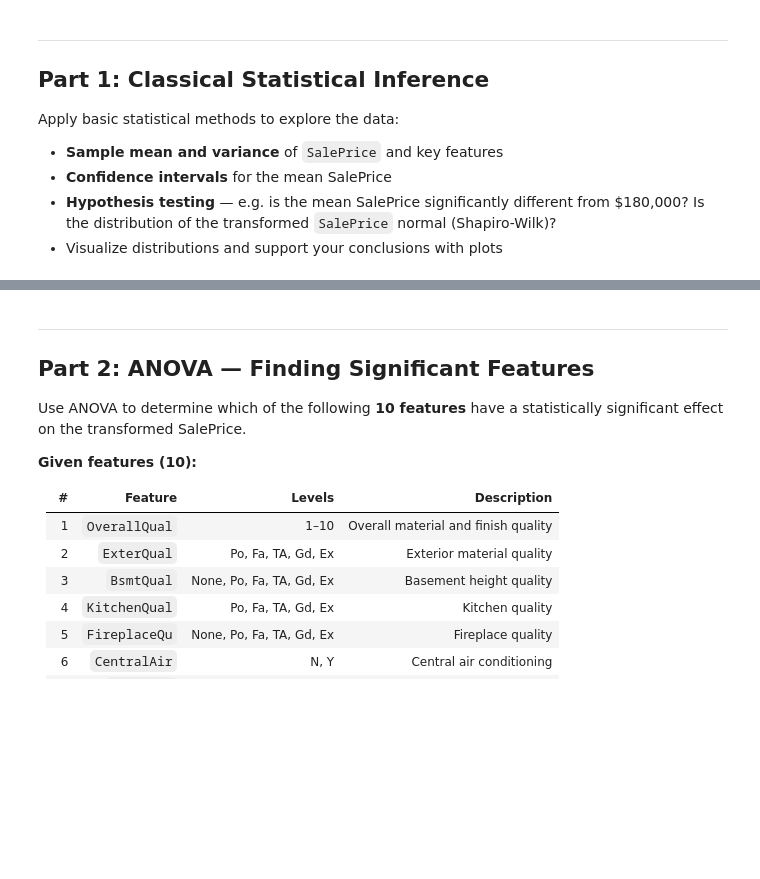
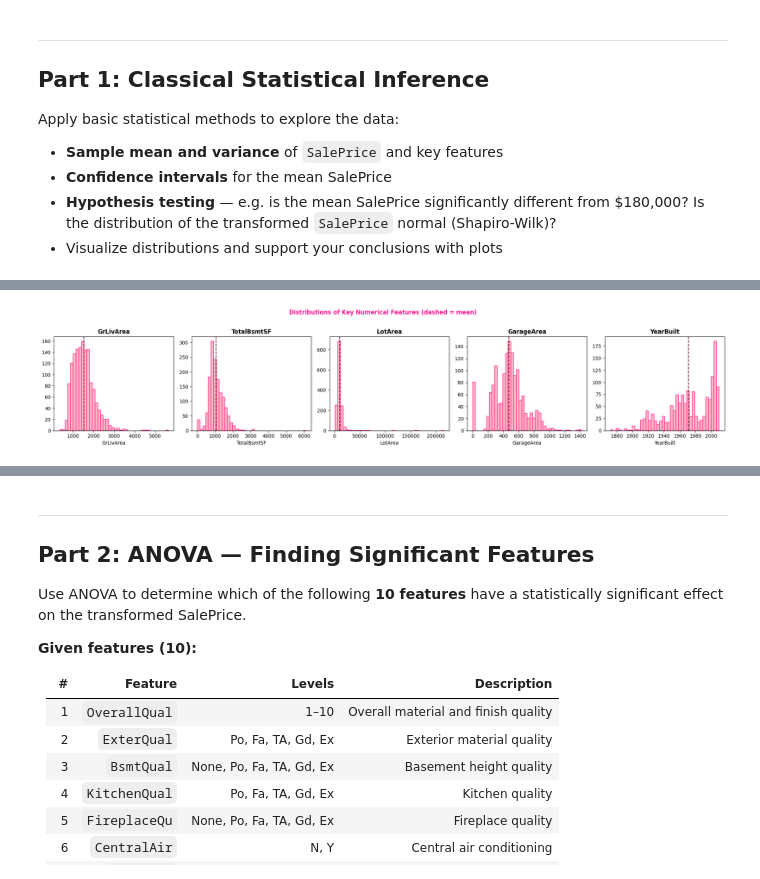
Before and after one commit to em-cd/cstats-project, a Jupyter notebook: project_STUDENTID.ipynb, the cells around one changed output, grey strips where cells are left out. Saved outputs shown, nothing was run; the diff lists cells and outputs as text; code cells hidden in the pictures; blank space fills up the shorter version.

```diff
--- a/project_STUDENTID.ipynb
+++ b/project_STUDENTID.ipynb
@@ -124,3 +187,33 @@ Apply basic statistical methods to explore the data:
 - **Confidence intervals** for the mean SalePrice
 - **Hypothesis testing** — e.g. is the mean SalePrice significantly different from \$180,000? Is the distribution of the transformed `SalePrice` normal (Shapiro-Wilk)?
 - Visualize distributions and support your conclusions with plots
+# %%
+# =============================================================================
+# Part 1: Classical Statistical Inference
+# =============================================================================
+
+# --- 1.1 Sample Mean and Variance of SalePrice ---
+print("=" * 60)
+print("1.1 Sample Mean and Variance")
+print("=" * 60)
+
+sale_price = df["SalePrice"]
+sale_price_log = df["SalePriceLog"]
+
+n = len(sale_price)
+mean_price = sale_price.mean()
+var_price = sale_price.var(ddof=1)
+std_price = sale_price.std(ddof=1)
+
+mean_log = sale_price_log.mean()
+var_log = sale_price_log.var(ddof=1)
+std_log = sale_price_log.std(ddof=1)
+
+print(f"SalePrice:    n={n}, mean=${mean_price:,.2f}, var={var_price:,.2f}, std=${std_price:,.2f}")
+print(f"SalePriceLog: n={n}, mean={mean_log:.4f}, var={var_log:.4f}, std={std_log:.4f}")
+
+key_features = ["GrLivArea", "TotalBsmtSF", "LotArea", "GarageArea", "YearBuilt"]
+summary_stats = df[key_features].agg(["mean", "var", "std", "median", "min", "max"]).T
+summary_stats.columns = ["Mean", "Variance", "Std Dev", "Median", "Min", "Max"]
+print("\nKey Numerical Features - Summary Statistics:")
+print(summary_stats.round(2))
@@ -126,0 +259,13 @@ Apply basic statistical methods to explore the data:
+# %%
+# --- Visualization: key features distributions ---
+fig, axes = plt.subplots(1, len(key_features), figsize=(4 * len(key_features), 4))
+for i, feat in enumerate(key_features):
+    axes[i].hist(df[feat], bins=40, edgecolor=pink_dark, color=pink_light)
+    axes[i].axvline(df[feat].mean(), color=pink_accent, linestyle='--', linewidth=1.5)
+    axes[i].set_title(feat, fontweight='bold')
+    axes[i].set_xlabel(feat)
+plt.suptitle("Distributions of Key Numerical Features (dashed = mean)", y=1.02, fontweight='bold', color=pink_dark)
+plt.tight_layout()
+plt.show()
+# %% [output]
+[figure, added]
```
Also changed, not shown: parts of 32 cells of this notebook.
